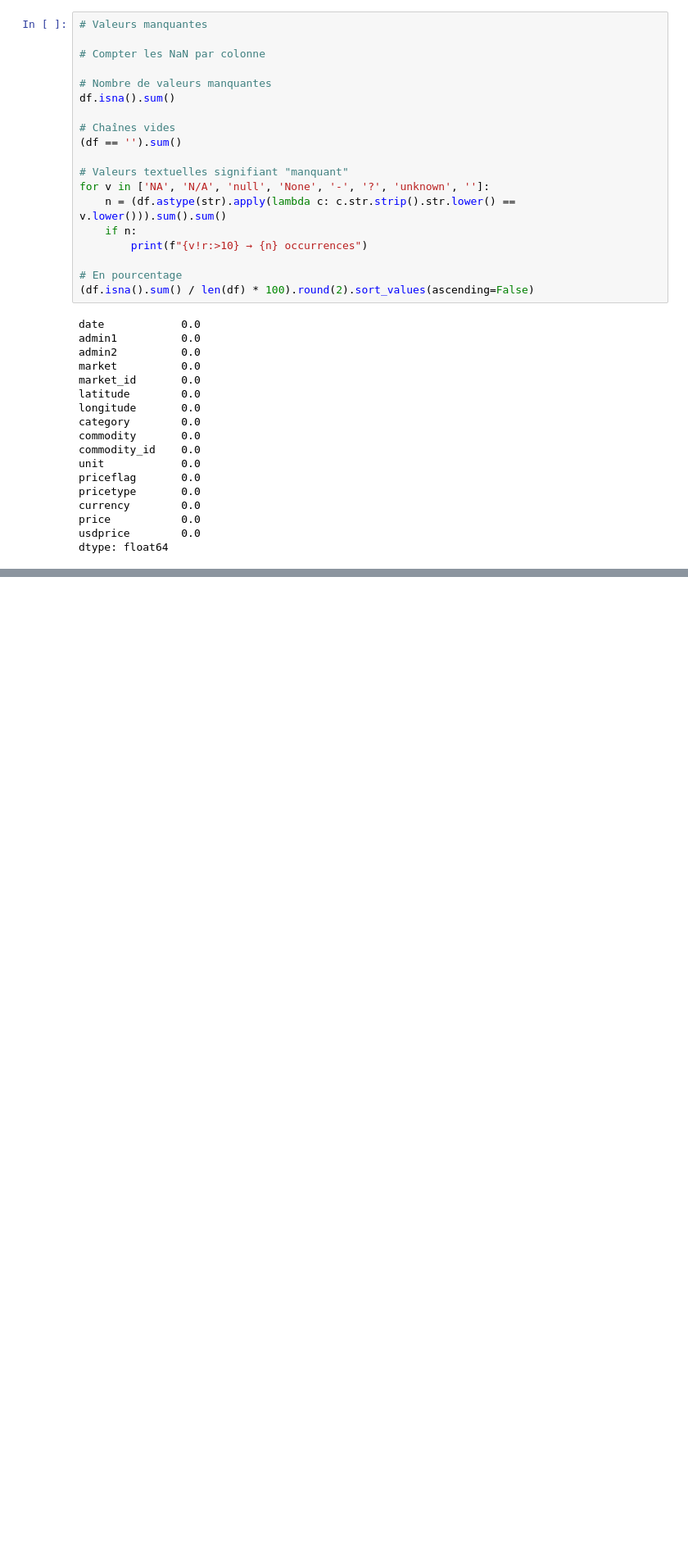
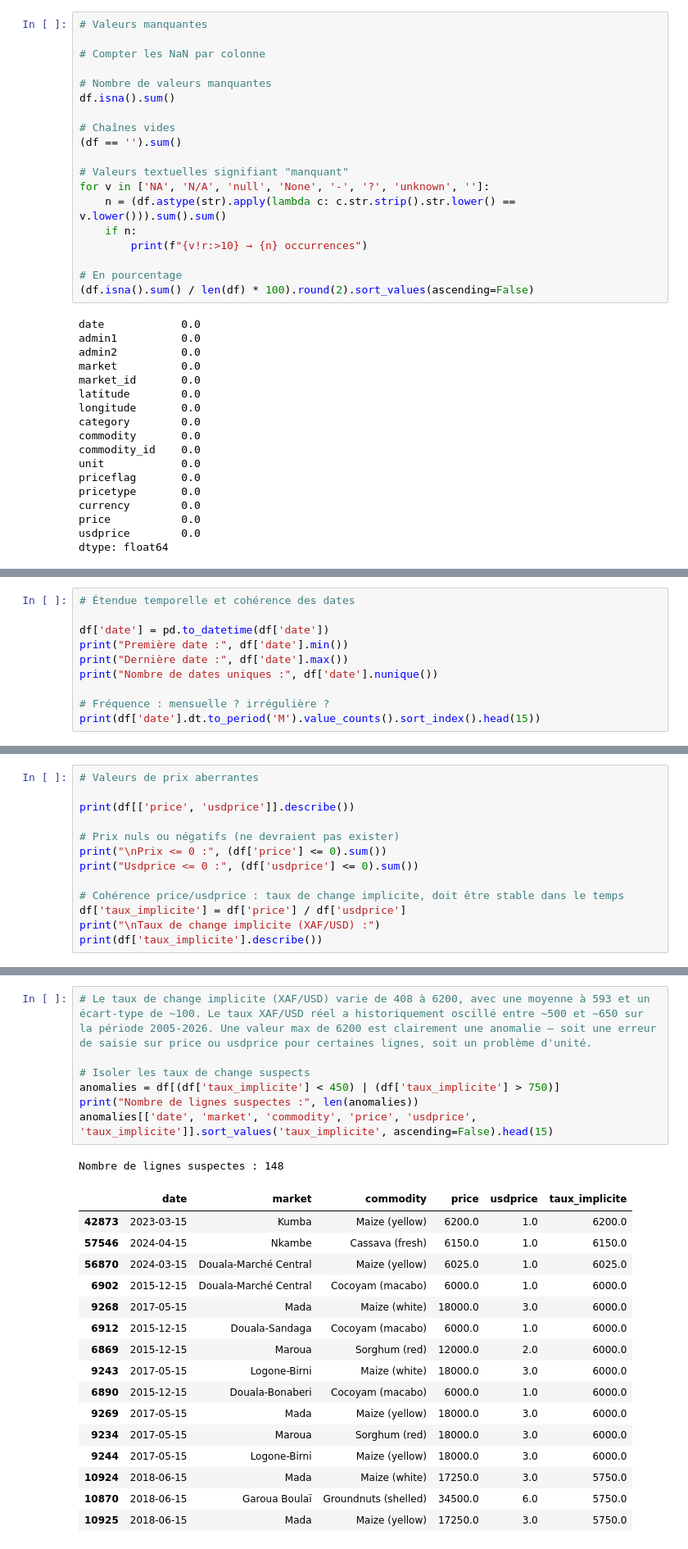
Before and after one commit to VirlenceDongmo/vivres237, a Jupyter notebook: notebooks/01_collecte_donnees.ipynb, the cells around one changed output, grey strips where cells are left out. Shown at 82% size. Cells and saved outputs as stored; diff of their text form; blank space fills up the shorter version.

```diff
--- a/notebooks/01_collecte_donnees.ipynb
+++ b/notebooks/01_collecte_donnees.ipynb
@@ -103,0 +157,10 @@ dtype: float64
+# %%
+# Étendue temporelle et cohérence des dates
+
+df['date'] = pd.to_datetime(df['date'])
+print("Première date :", df['date'].min())
+print("Dernière date :", df['date'].max())
+print("Nombre de dates uniques :", df['date'].nunique())
+
+# Fréquence : mensuelle ? irrégulière ?
+print(df['date'].dt.to_period('M').value_counts().sort_index().head(15))
@@ -103,0 +233,13 @@ dtype: float64
+# %%
+# Valeurs de prix aberrantes
+
+print(df[['price', 'usdprice']].describe())
+
+# Prix nuls ou négatifs (ne devraient pas exister)
+print("\nPrix <= 0 :", (df['price'] <= 0).sum())
+print("Usdprice <= 0 :", (df['usdprice'] <= 0).sum())
+
+# Cohérence price/usdprice : taux de change implicite, doit être stable dans le temps
+df['taux_implicite'] = df['price'] / df['usdprice']
+print("\nTaux de change implicite (XAF/USD) :")
+print(df['taux_implicite'].describe())
@@ -103,0 +264,25 @@ dtype: float64
+# %%
+# Le taux de change implicite (XAF/USD) varie de 408 à 6200, avec une moyenne à 593 et un écart-type de ~100. Le taux XAF/USD réel a historiquement oscillé entre ~500 et ~650 sur la période 2005-2026. Une valeur max de 6200 est clairement une anomalie — soit une erreur de saisie sur price ou usdprice pour certaines lignes, soit un problème d'unité.
+
+# Isoler les taux de change suspects
+anomalies = df[(df['taux_implicite'] < 450) | (df['taux_implicite'] > 750)]
+print("Nombre de lignes suspectes :", len(anomalies))
+anomalies[['date', 'market', 'commodity', 'price', 'usdprice', 'taux_implicite']].sort_values('taux_implicite', ascending=False).head(15)
+# %% [output]
+Nombre de lignes suspectes : 148
+|  | date | market | commodity | price | usdprice | taux_implicite |
+| 42873 | 2023-03-15 | Kumba | Maize (yellow) | 6200.0 | 1.0 | 6200.0 |
+| 57546 | 2024-04-15 | Nkambe | Cassava (fresh) | 6150.0 | 1.0 | 6150.0 |
+| 56870 | 2024-03-15 | Douala-Marché Central | Maize (yellow) | 6025.0 | 1.0 | 6025.0 |
+| 6902 | 2015-12-15 | Douala-Marché Central | Cocoyam (macabo) | 6000.0 | 1.0 | 6000.0 |
+| 9268 | 2017-05-15 | Mada | Maize (white) | 18000.0 | 3.0 | 6000.0 |
+| 6912 | 2015-12-15 | Douala-Sandaga | Cocoyam (macabo) | 6000.0 | 1.0 | 6000.0 |
+| 6869 | 2015-12-15 | Maroua | Sorghum (red) | 12000.0 | 2.0 | 6000.0 |
+| 9243 | 2017-05-15 | Logone-Birni | Maize (white) | 18000.0 | 3.0 | 6000.0 |
+| 6890 | 2015-12-15 | Douala-Bonaberi | Cocoyam (macabo) | 6000.0 | 1.0 | 6000.0 |
+| 9269 | 2017-05-15 | Mada | Maize (yellow) | 18000.0 | 3.0 | 6000.0 |
+| 9234 | 2017-05-15 | Maroua | Sorghum (red) | 18000.0 | 3.0 | 6000.0 |
+| 9244 | 2017-05-15 | Logone-Birni | Maize (yellow) | 18000.0 | 3.0 | 6000.0 |
+| 10924 | 2018-06-15 | Mada | Maize (white) | 17250.0 | 3.0 | 5750.0 |
+| 10870 | 2018-06-15 | Garoua Boulaï | Groundnuts (shelled) | 34500.0 | 6.0 | 5750.0 |
+| 10925 | 2018-06-15 | Mada | Maize (yellow) | 17250.0 | 3.0 | 5750.0 |
```
Also changed, not shown: parts of 20 cells of this notebook.
